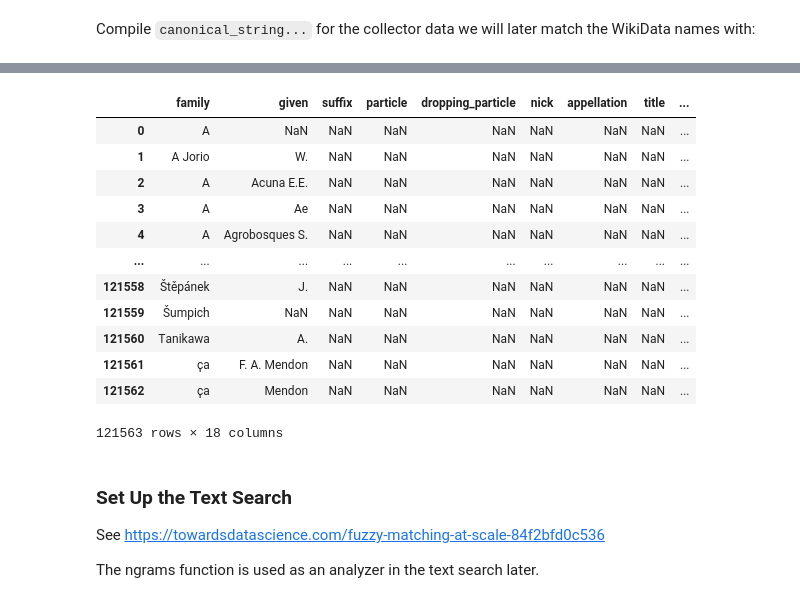
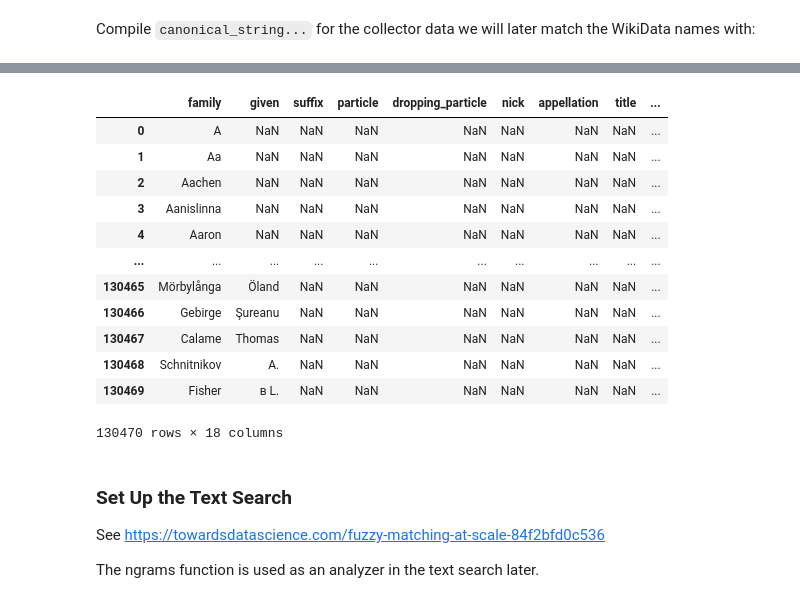
Before and after one commit to infinite-dao/collector-matching, a Jupyter notebook: create_and_match_plazi_collectors_dataset.ipynb, the cells around one changed output, grey strips where cells are left out. Saved outputs shown, nothing was run; the diff lists cells and outputs as text; code cells hidden in the pictures.

```diff
--- a/create_and_match_plazi_collectors_dataset.ipynb
+++ b/create_and_match_plazi_collectors_dataset.ipynb
@@ -149,6 +154,9 @@ Write source data and also set some global script variables
 # %%
 import os
 import time
+import pandas as pd
+import time
+import pprint
 
 if not os.path.exists('data'):
     print("Make data directory for saving …")
@@ -156,7 +164,7 @@ if not os.path.exists('data'):
 
 # Set some global varialbes
 # this_timestamp_for_data=time.strftime('%Y%m%d') # 20230719
-this_timestamp_for_data=20230719
+this_timestamp_for_data=20231116
 
 this_name_source_file=\
   os.path.join("data", ("plazi_GbifOccurrenceId_CitCollector_%s.tsv" % this_timestamp_for_data))
@@ -385,21 +419,2 @@ show names with **appellation** found 278 records:
 # %% [markdown]
 Compile `canonical_string...` for the collector data we will later match the WikiData names with:
-# %%
-collectors['canonical_string_collector_parsed'] = (
-  # use collectors.family only where given name has NA values, otherwise use family name + given name
-  collectors.family.where(
-      # condition
-      collectors.given.isna(),
-      # any other TODO improve the combined name for canonical_string_collector_parsed if any of the other dwc_parsed fields is not NaN
-      # other= collectors.family + ", " + collectors.given
-      other= (collectors.family + ", " + collectors.given) \
-        if any(collectors.particle.isna()) \
-        else collectors.particle + " " + collectors.family \
-         + ", " + collectors.given
-  )
-)
-
-# # move 'canonical_string_collector_parsed' after column title
-col = collectors.pop("canonical_string_collector_parsed")
-collectors.insert(collectors.columns.get_loc('title') + 1, col.name, col)
-collectors.tail()
@@ -412,0 +421,17 @@ collectors.tail()
+# %%
+# combine parts of names similar to WikiData's given name labels
+collectors['canonical_string_collector_parsed'] = collectors[['given', 'particle', 'family', 'suffix']]\
+    .fillna('')\
+    .apply(
+        lambda this_df: "{given}{particle}{family}{suffix}".format(
+            given=this_df["given"],
+            particle=" " + this_df["particle"] if this_df["particle"] else '',
+            family=" " + this_df["family"] if this_df["family"] else '',
+            suffix=", " + this_df["suffix"] if this_df["suffix"] else ''
+        ), axis="columns"
+    )
+
+criterion = collectors["particle"].str.contains("\w+ \w+", na=False)
+
+# display(collectors['canonical_string_collector_parsed'][criterion].head())
+collectors[['canonical_string_collector_parsed', 'particle']][criterion].drop_duplicates().head(10)
@@ -440,46 +498,46 @@ collectors_unique=collectors.groupby(['canonical_string_collector_parsed']).agg(
     given=('given', lambda x: list(x)[0]),
     suffix=('suffix', lambda x: list(x)[0]),
     particle=('particle', lambda x: list(x)[0]),
     dropping_particle=('dropping_particle', lambda x: list(x)[0]),
     nick=('nick', lambda x: list(x)[0]),
     appellation=('appellation', lambda x: list(x)[0]),
     title=('title', lambda x: list(x)[0]),
     DocCount_count= ('DocCount', 'sum'), # use count function
-    MatCitId_firstsample=('MatCitId', lambda x: list(x)[0]), # custom function, to get the first entry
-    MatCitGbifOccurrenceId_firstsample=('MatCitGbifOccurrenceId', lambda x: list(x)[0]), # custom function, to get the first entry
+    MatCitGbifOccurrenceId_firstsample=('MatCitGbifOccurrenceId', lambda x: list(x)[0]),
+    source_data=('source_data', lambda x: list(x)[0]),
     MatCitDate_mean=('MatCitDate', 'mean'),
     MatCitDate_min=('MatCitDate', 'min'),
     MatCitDate_max=('MatCitDate', 'max'),
     # MatCitDecade_mean=('MatCitDecade', 'mean'),
     # MatCitDecade_min=('MatCitDecade', 'min'),
     # MatCitDecade_max=('MatCitDecade', 'max'),
     MatCitYear_mean=('MatCitYear', 'mean'),
     MatCitYear_min=('MatCitYear', 'min'),
     MatCitYear_max=('MatCitYear', 'max')
     # MatCitMonth_mean=('MatCitMonth', 'mean'),
     # MatCitMonth_min=('MatCitMonth', 'min'),
     # MatCitMonth_max=('MatCitMonth', 'max')
 ).reset_index()
 
 # move canonical_string_collector_parsed after column title
 col = collectors_unique.pop("canonical_string_collector_parsed")
 collectors_unique.insert(collectors_unique.columns.get_loc('title') + 1, col.name, col)
 
 display(collectors_unique)
 # %% [output]
 |  | family | given | suffix | particle | dropping_particle | nick | appellation | title | ... |
 | 0 | A | NaN | NaN | NaN | NaN | NaN | NaN | NaN | ... |
-| 1 | A Jorio | W. | NaN | NaN | NaN | NaN | NaN | NaN | ... |
-| 2 | A | Acuna E.E. | NaN | NaN | NaN | NaN | NaN | NaN | ... |
-| 3 | A | Ae | NaN | NaN | NaN | NaN | NaN | NaN | ... |
-| 4 | A | Agrobosques S. | NaN | NaN | NaN | NaN | NaN | NaN | ... |
+| 1 | Aa | NaN | NaN | NaN | NaN | NaN | NaN | NaN | ... |
+| 2 | Aachen | NaN | NaN | NaN | NaN | NaN | NaN | NaN | ... |
+| 3 | Aanislinna | NaN | NaN | NaN | NaN | NaN | NaN | NaN | ... |
+| 4 | Aaron | NaN | NaN | NaN | NaN | NaN | NaN | NaN | ... |
 | ... | ... | ... | ... | ... | ... | ... | ... | ... | ... |
-| 121558 | Štěpánek | J. | NaN | NaN | NaN | NaN | NaN | NaN | ... |
-| 121559 | Šumpich | NaN | NaN | NaN | NaN | NaN | NaN | NaN | ... |
-| 121560 | Τanikawa | A. | NaN | NaN | NaN | NaN | NaN | NaN | ... |
-| 121561 | ҫa | F. A. Mendon | NaN | NaN | NaN | NaN | NaN | NaN | ... |
-| 121562 | ҫa | Mendon | NaN | NaN | NaN | NaN | NaN | NaN | ... |
+| 130465 | Mörbylånga | Öland | NaN | NaN | NaN | NaN | NaN | NaN | ... |
+| 130466 | Gebirge | Şureanu | NaN | NaN | NaN | NaN | NaN | NaN | ... |
+| 130467 | Calame | Τhomas | NaN | NaN | NaN | NaN | NaN | NaN | ... |
+| 130468 | Schnitnikov | А. | NaN | NaN | NaN | NaN | NaN | NaN | ... |
+| 130469 | Fisher | в L. | NaN | NaN | NaN | NaN | NaN | NaN | ... |
-121563 rows × 18 columns
+130470 rows × 18 columns
 # %% [markdown]
 ### Set Up the Text Search
 
```
Also changed, not shown: parts of 49 cells of this notebook, 23 other files.
